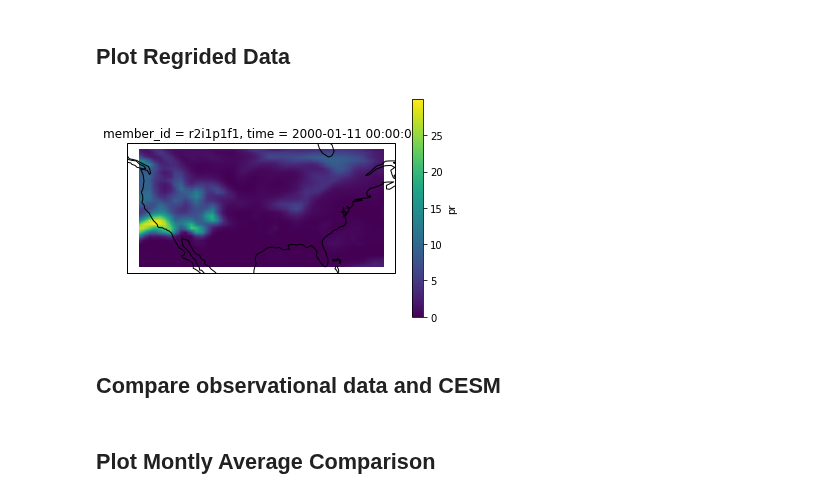
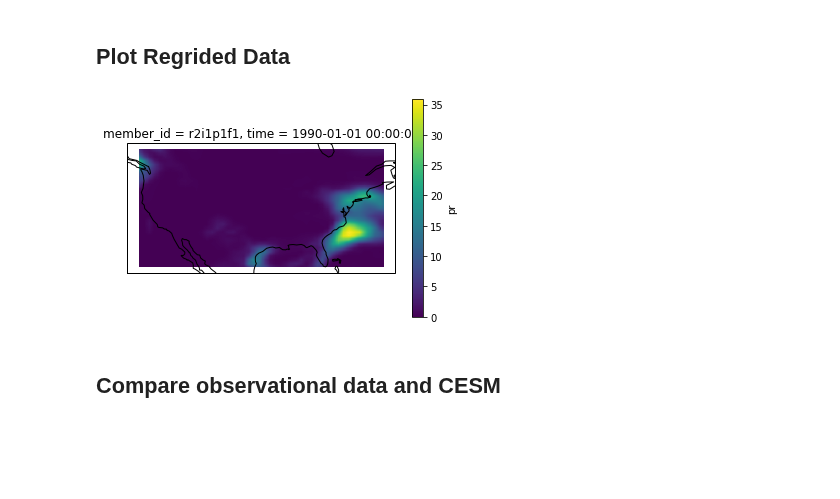
Before and after one commit to EricKeenan/cmip6-downscalling, a Jupyter notebook: notebooks/Regrid.ipynb, the cells around one changed output. Drawn from its saved outputs; the diff is of its cells as text; code cells hidden in the pictures; blank space fills up the shorter version.

```diff
--- a/notebooks/Regrid.ipynb
+++ b/notebooks/Regrid.ipynb
@@ -29,7 +31,7 @@ from dask.diagnostics import ProgressBar
 # %% [markdown]
 ## Define temporal period of interest
 # %%
-t0 = '2000-01-01'
+t0 = '1990-01-01'
 tf = '2009-12-31'
 # %% [markdown]
 ## Define target grid
@@ -50,7 +52,7 @@ cat = cat.search(experiment_id = ['historical'], source_id = ['CESM2'], \
 cat.df.head()
 
 # Create dataset
-ds = cat.to_dataset_dict(cdf_kwargs={'chunks': {'time': 10}})
+ds = cat.to_dataset_dict(cdf_kwargs={'chunks': {'time': 1000}})
 ds = ds['CMIP.NCAR.CESM2.historical.day.gn']['pr']
 ds = ds.sel(time=slice(t0, tf))
 ds = ds[0,:,:,:]
@@ -87,10 +89,10 @@ regridded_ds = regridded_ds * 86400
 ## Plot Regrided Data
 # %%
 ax = plt.axes(projection=ccrs.PlateCarree())
-regridded_ds.isel(time=10).plot.pcolormesh(ax=ax);
+regridded_ds.isel(time=0).plot.pcolormesh(ax=ax);
 ax.coastlines();
 # %% [output]
-[figure, old version]
+[figure, new version]
 # %% [markdown]
 ## Compare observational data and CESM
 # %%
@@ -109,2 +120,0 @@ mod_ma = regridded_ds.groupby('time.month').mean('time')
-# %% [markdown]
-## Plot Montly Average Comparison
```
Also changed, not shown: parts of 7 cells of this notebook.
